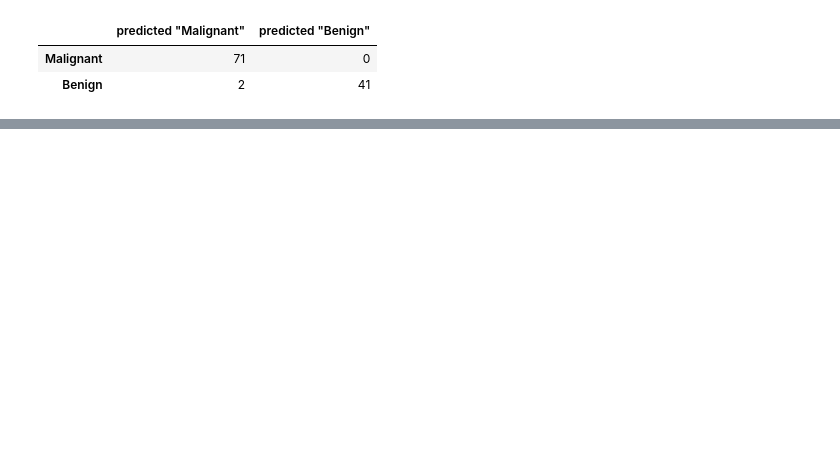
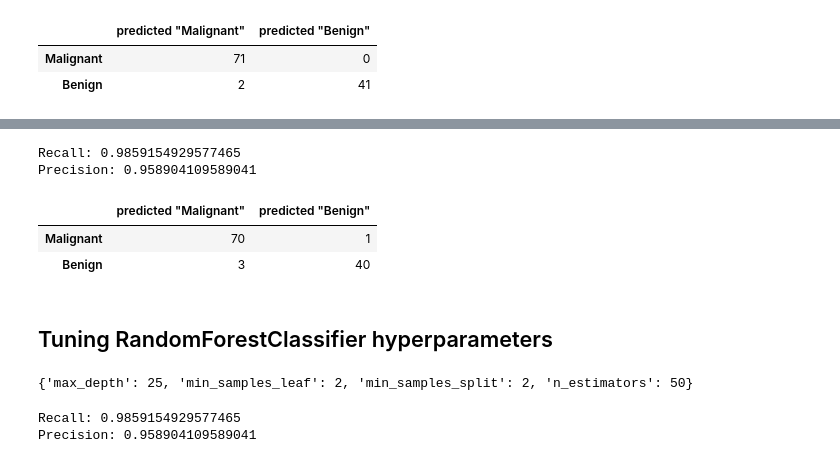
Before and after one commit to hatimnaitlho/ml-projects, a Jupyter notebook: breast_cancer_prediction_using_machine_learning.ipynb, the cells around one changed output, grey strips where cells are left out. Cells and saved outputs as stored; diff of their text form; code cells hidden in the pictures; blank space fills up the shorter version.

```diff
--- a/breast_cancer_prediction_using_machine_learning.ipynb
+++ b/breast_cancer_prediction_using_machine_learning.ipynb
@@ -321,0 +342,52 @@ df_mc
+# %%
+# Model Recall: what percentage of malignant tumors are labelled as such?
+print("Recall:", recall_score(y_test, y_predict))
+# Model Precision: what percentage of malignant tumors are labeled as such?
+print("Precision:", precision_score(y_test, y_predict))
+# %% [output]
+Recall: 0.9859154929577465
+Precision: 0.958904109589041
+# %%
+from sklearn.metrics import confusion_matrix
+
+col= ['predicted "Malignant"', 'predicted "Benign"']
+rws= ['Malignant', 'Benign']
+cm= confusion_matrix(y_test, y_predict, labels=[1,0])
+df_cm=pd.DataFrame(data= cm, index=rws, columns=col)
+df_cm
+# %% [output]
+|  | predicted "Malignant" | predicted "Benign" |
+| Malignant | 70 | 1 |
+| Benign | 3 | 40 |
+# %% [markdown]
+## Tuning RandomForestClassifier hyperparameters
+# %%
+from sklearn.ensemble import RandomForestClassifier
+from sklearn.model_selection import GridSearchCV
+from sklearn.metrics import fbeta_score, make_scorer
+
+scorer= make_scorer('accuracy')
+
+n_estimators = [30, 40, 50]
+max_depth = [25, 30, 35, 40, 45]
+min_samples_split = [2, 5, 10, 15]
+min_samples_leaf = [2, 5, 10]
+
+parameter_grid = {'n_estimators': n_estimators, 'max_depth': max_depth,
+                  'min_samples_split': min_samples_split, 'min_samples_leaf': min_samples_leaf}
+
+
+clf_grid = GridSearchCV(estimator=RandomForestClassifier(),
+                    param_grid=parameter_grid,
+                    scoring= 'recall',
+                    cv=5,
+                    refit=True,
+                    error_score=0,
+                    n_jobs=-1)
+
+clf_grid.fit(X_train, y_train)
+
+optimised_randomforest = clf_grid.best_estimator_
+print(clf_grid.best_params_)
+# %% [output]
+{'max_depth': 25, 'min_samples_leaf': 2, 'min_samples_split': 2, 'n_estimators': 50}
@@ -321,0 +396,8 @@ df_mc
+# %%
+# Model Recall: what percentage of malignant tumors are labelled as such?
+print("Recall:", recall_score(y_test, y_prediction))
+# Model Precision: what percentage of malignant tumors are labeled as such?
+print("Precision:", precision_score(y_test, y_prediction))
+# %% [output]
+Recall: 0.9859154929577465
+Precision: 0.958904109589041
```
Also changed, not shown: parts of 22 cells of this notebook.
